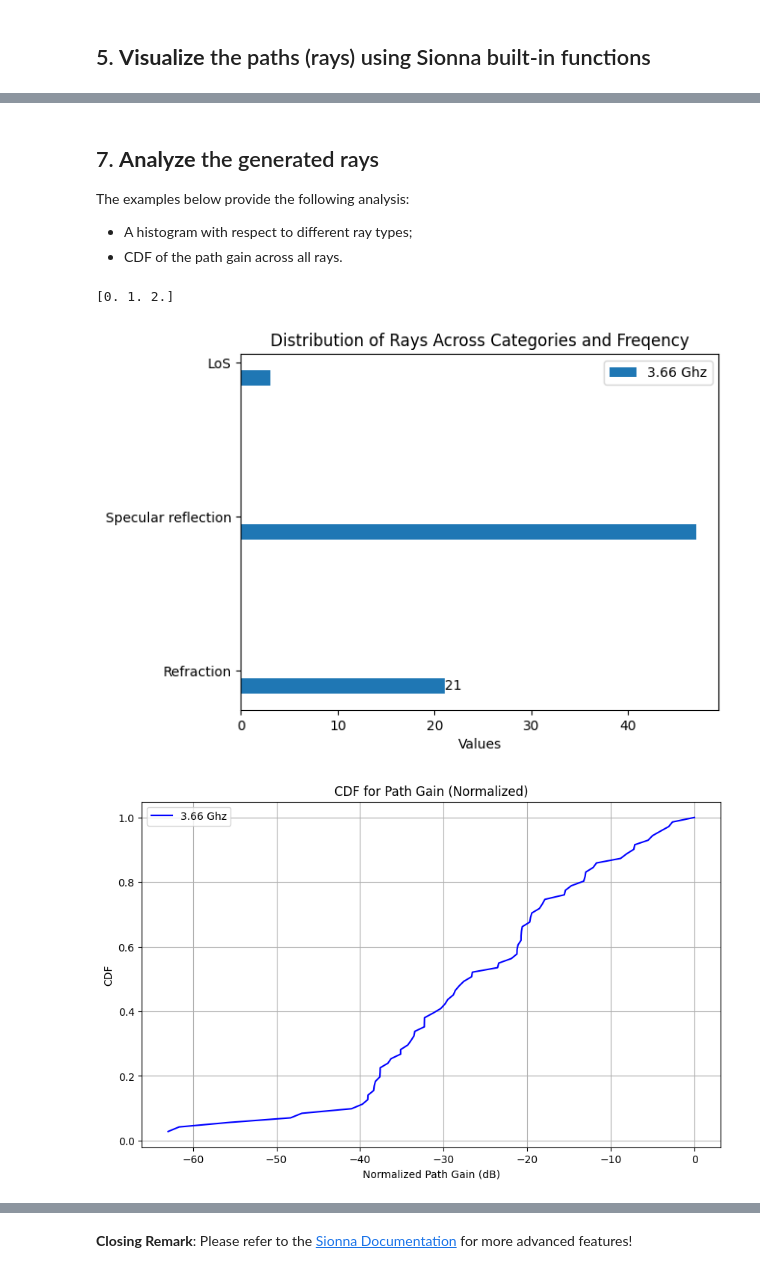
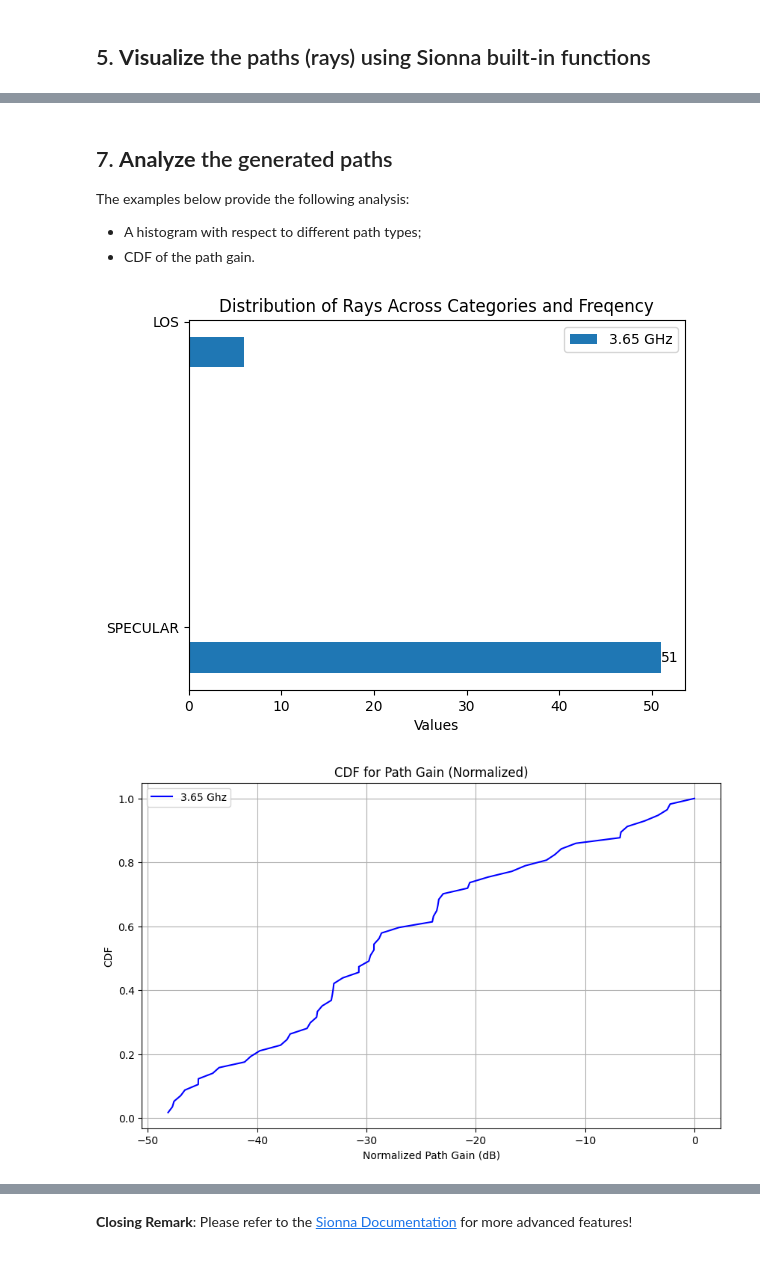
Before and after one commit to davidklee04/Sionna_Princeton, a Jupyter notebook: examples/2_sionna_rays_analysis.ipynb, the cells around one changed output, grey strips where cells are left out. Drawn from its saved outputs; the diff is of its cells as text; code cells hidden in the pictures.

```diff
--- a/examples/2_sionna_rays_analysis.ipynb
+++ b/examples/2_sionna_rays_analysis.ipynb
@@ -160,20 +160,19 @@ HBox(children=(Renderer(camera=PerspectiveCamera(aspect=1.31, children=(Directio
 Reduce the number of samples if you observe out-of-memory error.
 # %%
 # Configure simulation parameters
-scene.frequency = 3.66e9  # 3.66 GHz carrier
+scene.frequency = 3.65e9  # 3.65 GHz carrier
 scene.synthetic_array = True  # Optimize for array calculations
 
 for radio_material in scene.radio_materials.values():
     radio_material.scattering_coefficient  = 0.4
 
-# Perform ray tracing
-
+# Perform ray tracing using PathSolver()
 solver = PathSolver()
 paths = solver(scene, max_depth=3,
     los=True,
     specular_reflection=True,
     diffuse_reflection=False,
-    refraction=True,
+    refraction=False,
     samples_per_src=int(1e8)
 )
 # %% [markdown]
@@ -206,7 +206,9 @@ def create_ray_dataset(paths, frequency):
         'rx_coord':[]
     }
 
-    ray_type_map = {0: "LoS", 1: "Specular reflection", 2: "Diffuse reflection", 4: "Refraction"}
+    # See sionna.rt.constants.InteractionType
+    ray_type_map = {0: "LOS", 1: "SPECULAR", 2: "DIFFUSE", 4: "REFRACTION"}
+
     a = np.asarray(paths.a).squeeze()
     tau = np.asarray(paths.tau).squeeze()
     types = np.asarray(paths.interactions).squeeze()
@@ -218,25 +220,23 @@ def create_ray_dataset(paths, frequency):
 
     # Extract relevant parameters
     for idx, item in enumerate(mask):
-
-        # Filter out the RX with no rays
+        # Filter out the RX if it has no valid paths
         if np.sum(item==True):
             for sub_idx, sub_item in enumerate(item):
                 if sub_item:
                     cur_ray_type = 0
                     for depth_idx in range(3-1, -1, -1):
                         cur_ray_type = types[depth_idx,idx,sub_idx]
-                        #print(f"types[{depth_idx},{idx},{sub_idx}]",cur_ray_type)
+                        # print(f"types[{depth_idx},{idx},{sub_idx}]",cur_ray_type)
                         if cur_ray_type != 0:
                             break
 
+                    # Store the list instead of np.array to avoid the space seperator in .csv
                     dataset["freq"].append(frequency)
                     dataset["type"].append(ray_type_map[cur_ray_type])
-                    z = np.complex64(a[0,idx,sub_idx] + 1j *a[1, idx,sub_idx])
+                    z = np.complex64(a[0,idx,sub_idx] + 1j*a[1, idx,sub_idx])
                     dataset["a"].append(z)
                     dataset["tau"].append(tau[idx,sub_idx])
-
-                    # Store the list instead of np.array to avoid the space seperator in csv
                     dataset["rx_id"].append(idx)
                     dataset["rx_coord"].append(valid_positions[idx].tolist())
                     dataset["phi_r"].append(phi_r[idx,sub_idx ])
@@ -247,7 +247,7 @@ def create_ray_dataset(paths, frequency):
     return pd.DataFrame(dataset)
 
 # Generate analysis dataframe
-df = create_ray_dataset(paths, frequency=3.66e9)
+df = create_ray_dataset(paths, frequency=3.65e9)
 df.head()
 # %% [output]
 |  | freq | rx_id | type | phi_r | phi_t | theta_r | theta_t | a | tau | rx_coord |
@@ -259,9 +259,9 @@ df.head()
 # %% [markdown]
-## 7. **Analyze** the generated rays
+## 7. **Analyze** the generated paths
 
 The examples below provide the following analysis:
-- A histogram with respect to different ray types;
-- CDF of the path gain across all rays.
+- A histogram with respect to different path types;
+- CDF of the path gain.
 # %%
 import matplotlib.pyplot as plt
 
@@ -286,37 +286,35 @@ group_positions = np.arange(len(distinct_types))
 bar_width = 0.1
 
 # Creating the horizontal bar chart
 fig, ax = plt.subplots()
 
 for i in range(len(distinct_freqs)):
     # Position of the bars on the x-axis
     positions = group_positions + i * bar_width
-    print(positions)
-    ax.barh(positions, values[i,:], height=bar_width, label="{} Ghz".format(distinct_freqs[i]/1e9))
+    ax.barh(positions, values[i,:], height=bar_width, label="{} GHz".format(distinct_freqs[i]/1e9))
 
 # Adding labels
 ax.set_yticks(group_positions + bar_width)
 ax.set_yticklabels(distinct_types)
 ax.set_xlabel('Values')
 ax.set_title('Distribution of Rays Across Categories and Freqency')
 
 # Adding value labels on top of the bars
 for i in range(len(distinct_freqs)):
     for j in range(len(distinct_freqs)):
         ax.text(values[i, j], j + i * bar_width, str(values[i, j]), va='center')
 
 # Adding legend
 ax.legend()
 
 # Adding legend with reversed order
 handles, labels = ax.get_legend_handles_labels()
 ax.legend(handles[::-1], labels[::-1])
 
 # Display the chart
 plt.show()
 # %% [output]
-[0. 1. 2.]
-[figure, old version]
+[figure, new version]
 # %%
 def multi_cdf(data_df, target_column, title,  x_label = 'Value', y_label = 'CDF', normalized=False):
     # Get distinct values of ray types
@@ -365,5 +363,5 @@ tmp_df = df[['freq', 'a', 'type']].copy()
 tmp_df.loc[:,'pathGain'] = 20*np.log10(np.abs(tmp_df['a']))
 multi_cdf(tmp_df, "pathGain", "CDF for Path Gain (Normalized)", "Normalized Path Gain (dB)", normalized = True)
 # %% [output]
-[figure, old version]
+[figure, new version]
 # %% [markdown]
```
Also changed, not shown: parts of 14 cells of this notebook.
